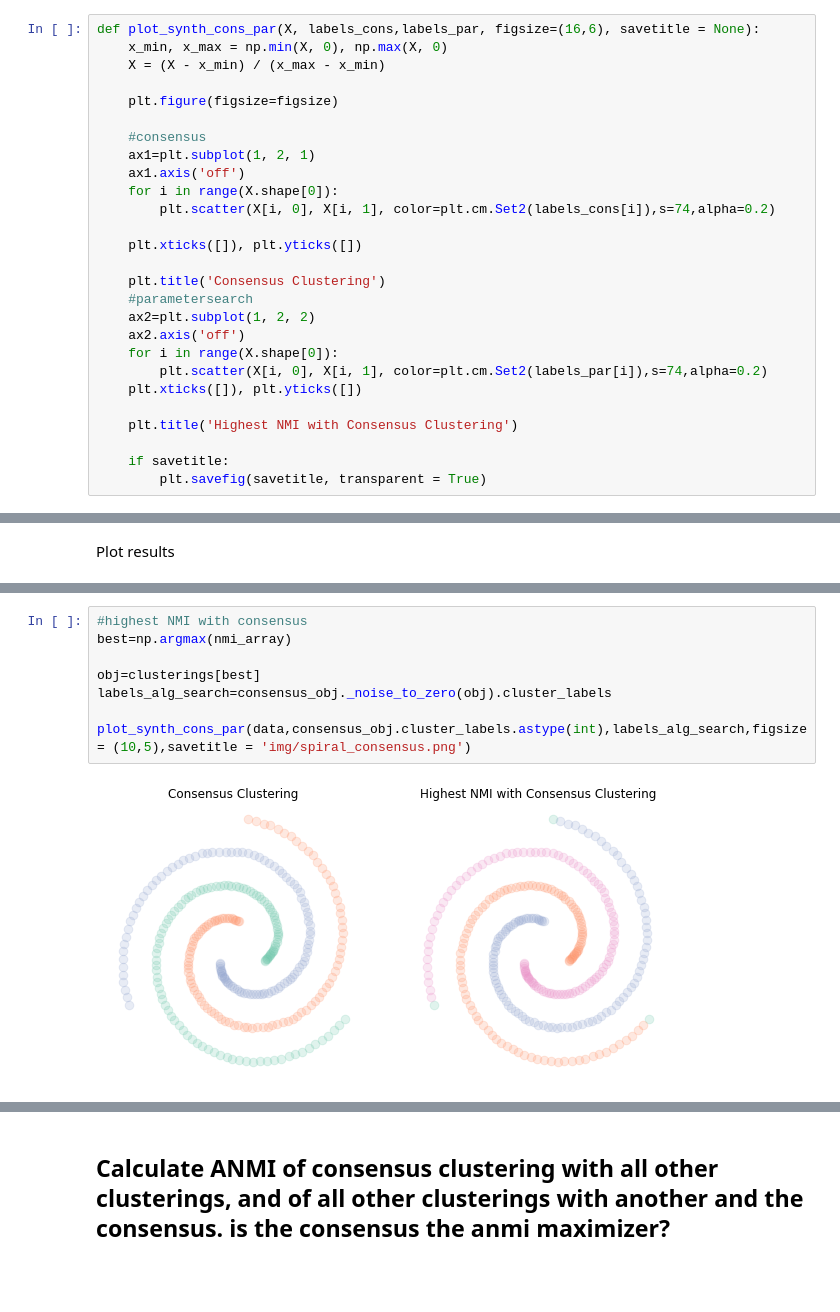
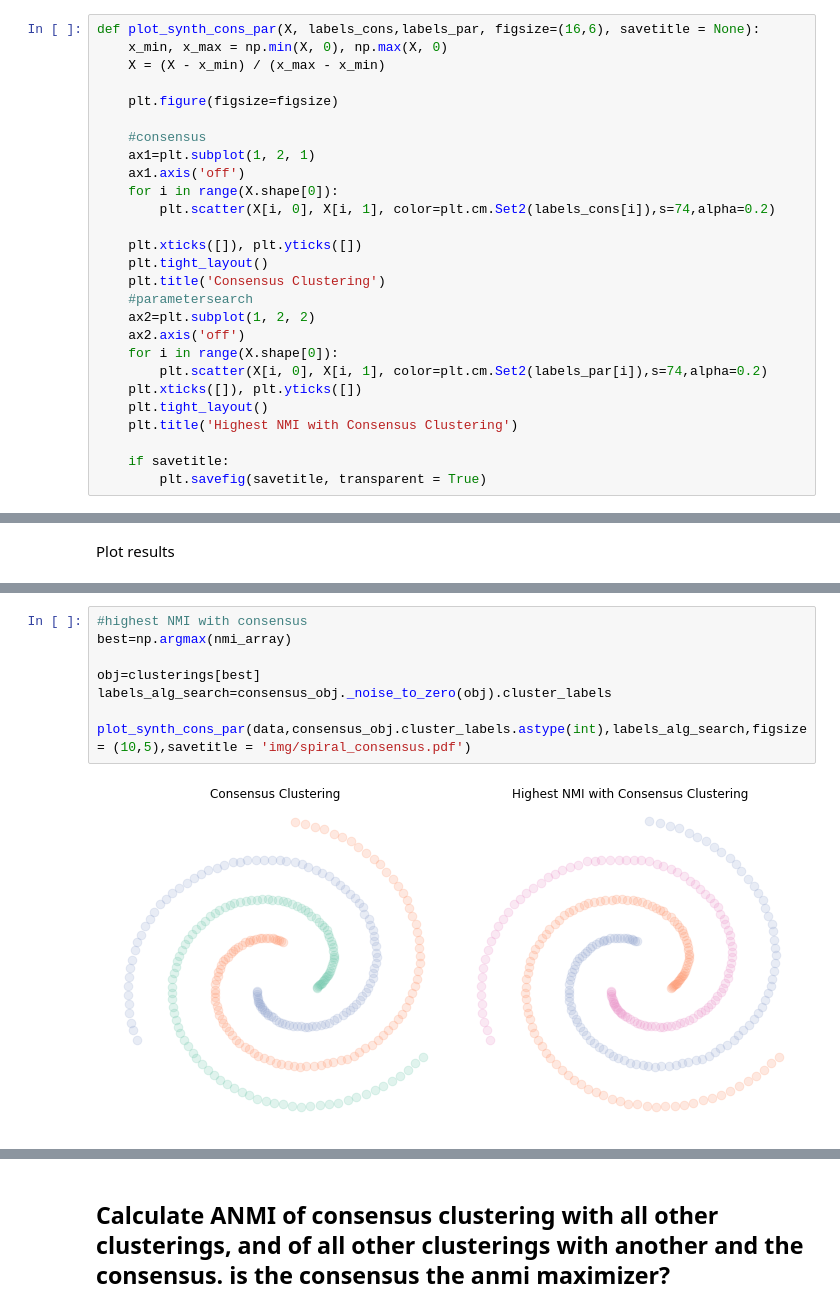
Before and after one commit to clustertoolsgroup/consensus_clustering, a Jupyter notebook: Results_algorithm_search.ipynb, the cells around one changed output, grey strips where cells are left out. Drawn from its saved outputs; the diff is of its cells as text; blank space fills up the shorter version.

```diff
--- a/Results_algorithm_search.ipynb
+++ b/Results_algorithm_search.ipynb
@@ -35,7 +35,7 @@ def plot_synth_cons_par(X, labels_cons,labels_par, figsize=(16,6), savetitle = N
         plt.scatter(X[i, 0], X[i, 1], color=plt.cm.Set2(labels_cons[i]),s=74,alpha=0.2)
 
     plt.xticks([]), plt.yticks([])
-
+    plt.tight_layout()
     plt.title('Consensus Clustering')
     #parametersearch
     ax2=plt.subplot(1, 2, 2)
@@ -43,7 +43,7 @@ def plot_synth_cons_par(X, labels_cons,labels_par, figsize=(16,6), savetitle = N
     for i in range(X.shape[0]):
         plt.scatter(X[i, 0], X[i, 1], color=plt.cm.Set2(labels_par[i]),s=74,alpha=0.2)
     plt.xticks([]), plt.yticks([])
-
+    plt.tight_layout()
     plt.title('Highest NMI with Consensus Clustering')
 
     if savetitle:
@@ -153,13 +156,13 @@ plt.show()
 # %%
 #highest NMI with consensus
 best=np.argmax(nmi_array)
 
 obj=clusterings[best]
 labels_alg_search=consensus_obj._noise_to_zero(obj).cluster_labels
 
-plot_synth_cons_par(data,consensus_obj.cluster_labels.astype(int),labels_alg_search,figsize = (10,5),savetitle = 'img/spiral_consensus.png')
+plot_synth_cons_par(data,consensus_obj.cluster_labels.astype(int),labels_alg_search,figsize = (10,5),savetitle = 'img/spiral_consensus.pdf')
 # %% [output]
-[figure, old version]
+[figure, new version]
 # %%
 print("The best algorithm choice (given the chosen range) has NMI ", np.max(nmi_array), " compared to the consensus result")
 # %% [output]
```
Also changed, not shown: parts of 4 cells of this notebook.
